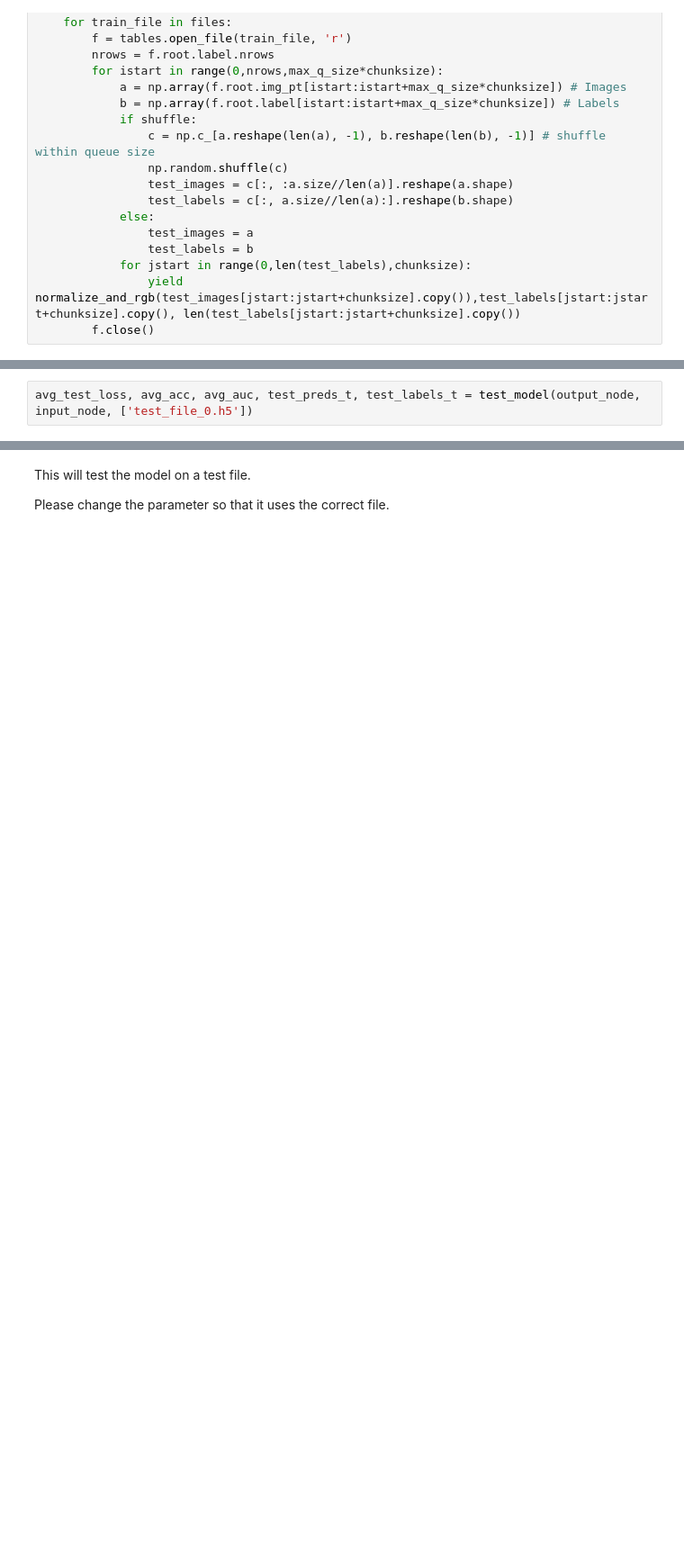
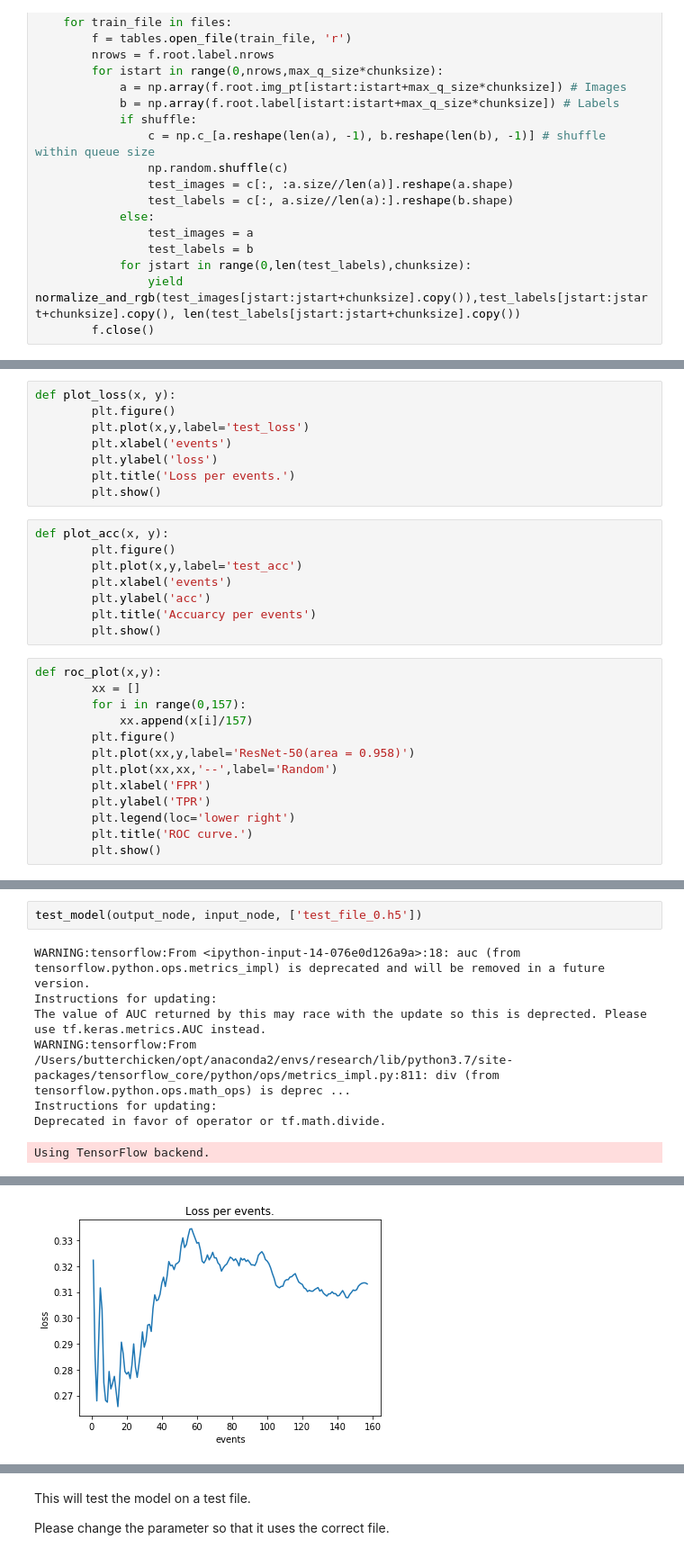
Before and after one commit to caditi97/testingMLmodels, a Jupyter notebook: testingresnet50.ipynb, the cells around one changed output, grey strips where cells are left out. Shown: that part at 90% size. Saved outputs shown, nothing was run; the diff lists cells and outputs as text; blank space fills up the shorter version.

```diff
--- a/testingresnet50.ipynb
+++ b/testingresnet50.ipynb
@@ -121 +124,30 @@ def chunks(files, chunksize, max_q_size=4, shuffle=True):
+# %%
+def plot_loss(x, y):
+        plt.figure()
+        plt.plot(x,y,label='test_loss')
+        plt.xlabel('events')
+        plt.ylabel('loss')
+        plt.title('Loss per events.')
+        plt.show()
+# %%
+def plot_acc(x, y):
+        plt.figure()
+        plt.plot(x,y,label='test_acc')
+        plt.xlabel('events')
+        plt.ylabel('acc')
+        plt.title('Accuarcy per events')
+        plt.show()
+# %%
+def roc_plot(x,y):
+        xx = []
+        for i in range(0,157):
+            xx.append(x[i]/157)
+        plt.figure()
+        plt.plot(xx,y,label='ResNet-50(area = 0.958)')
+        plt.plot(xx,xx,'--',label='Random')
+        plt.xlabel('FPR')
+        plt.ylabel('TPR')
+        plt.legend(loc='lower right')
+        plt.title('ROC curve.')
+        plt.show()
 # %%
@@ -167,4 +239,12 @@ def test_model(preds, in_images, test_files, chunk_size=64, shuffle=True):
 
     return avg_test_loss, avg_accuracy, avg_auc, np.asarray(preds_all).reshape(n_test_events,2), np.asarray(label_all).reshape(n_test_events,2)
 # %%
-avg_test_loss, avg_acc, avg_auc, test_preds_t, test_labels_t = test_model(output_node, input_node, ['test_file_0.h5'])
+test_model(output_node, input_node, ['test_file_0.h5'])
+# %% [output]
+WARNING:tensorflow:From <ipython-input-14-076e0d126a9a>:18: auc (from tensorflow.python.ops.metrics_impl) is deprecated and will be removed in a future version.
+Instructions for updating:
+The value of AUC returned by this may race with the update so this is deprected. Please use tf.keras.metrics.AUC instead.
+WARNING:tensorflow:From /Users/butterchicken/opt/anaconda2/envs/research/lib/python3.7/site-packages/tensorflow_core/python/ops/metrics_impl.py:811: div (from tensorflow.python.ops.math_ops) is deprec ...
+Instructions for updating:
+Deprecated in favor of operator or tf.math.divide.
+Using TensorFlow backend.
@@ -170,0 +268 @@ avg_test_loss, avg_acc, avg_auc, test_preds_t, test_labels_t = test_model(output
+[figure, added]
```
Also changed, not shown: parts of 7 cells of this notebook.
